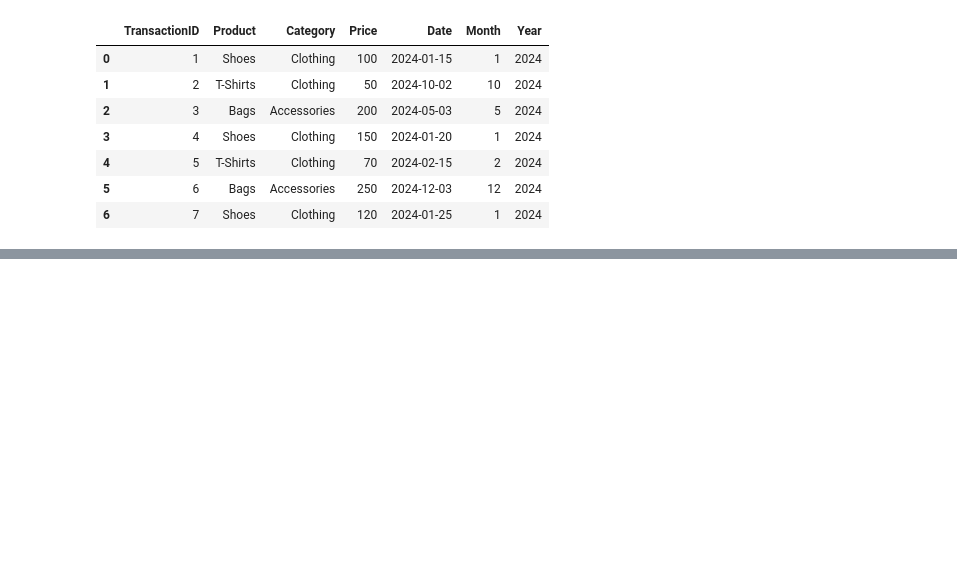
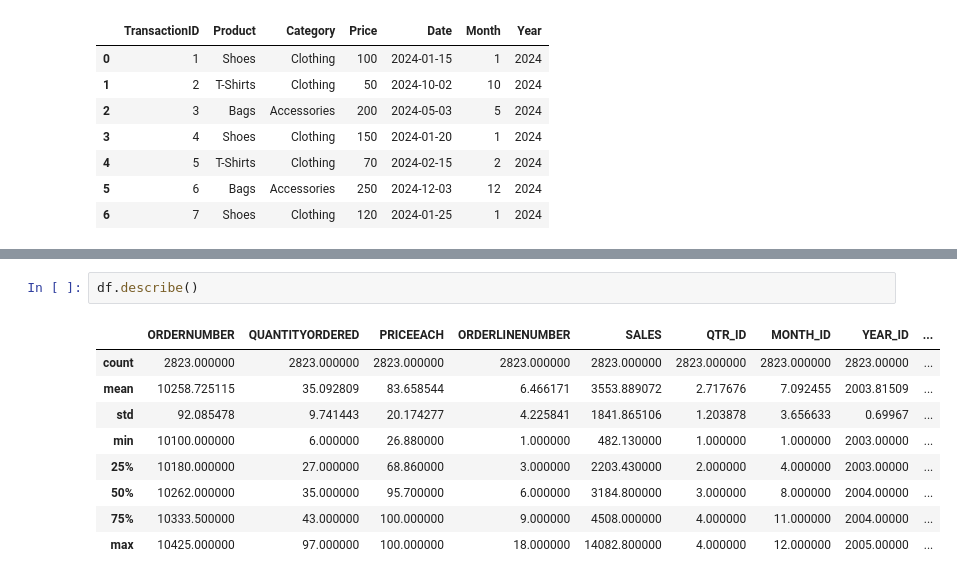
Before and after one commit to Varun3713-creator/PythonTraining, a Jupyter notebook: employeeAndsales.ipynb, the cells around one changed output, grey strips where cells are left out. Cells and saved outputs as stored; diff of their text form; blank space fills up the shorter version.

```diff
--- a/employeeAndsales.ipynb
+++ b/employeeAndsales.ipynb
@@ -173,0 +195,12 @@ df
+# %%
+df.describe()
+# %% [output]
+|  | ORDERNUMBER | QUANTITYORDERED | PRICEEACH | ORDERLINENUMBER | SALES | QTR_ID | MONTH_ID | YEAR_ID | ... |
+| count | 2823.000000 | 2823.000000 | 2823.000000 | 2823.000000 | 2823.000000 | 2823.000000 | 2823.000000 | 2823.00000 | ... |
+| mean | 10258.725115 | 35.092809 | 83.658544 | 6.466171 | 3553.889072 | 2.717676 | 7.092455 | 2003.81509 | ... |
+| std | 92.085478 | 9.741443 | 20.174277 | 4.225841 | 1841.865106 | 1.203878 | 3.656633 | 0.69967 | ... |
+| min | 10100.000000 | 6.000000 | 26.880000 | 1.000000 | 482.130000 | 1.000000 | 1.000000 | 2003.00000 | ... |
+| 25% | 10180.000000 | 27.000000 | 68.860000 | 3.000000 | 2203.430000 | 2.000000 | 4.000000 | 2003.00000 | ... |
+| 50% | 10262.000000 | 35.000000 | 95.700000 | 6.000000 | 3184.800000 | 3.000000 | 8.000000 | 2004.00000 | ... |
+| 75% | 10333.500000 | 43.000000 | 100.000000 | 9.000000 | 4508.000000 | 4.000000 | 11.000000 | 2004.00000 | ... |
+| max | 10425.000000 | 97.000000 | 100.000000 | 18.000000 | 14082.800000 | 4.000000 | 12.000000 | 2005.00000 | ... |
```
Also changed, not shown: parts of 13 cells of this notebook.
